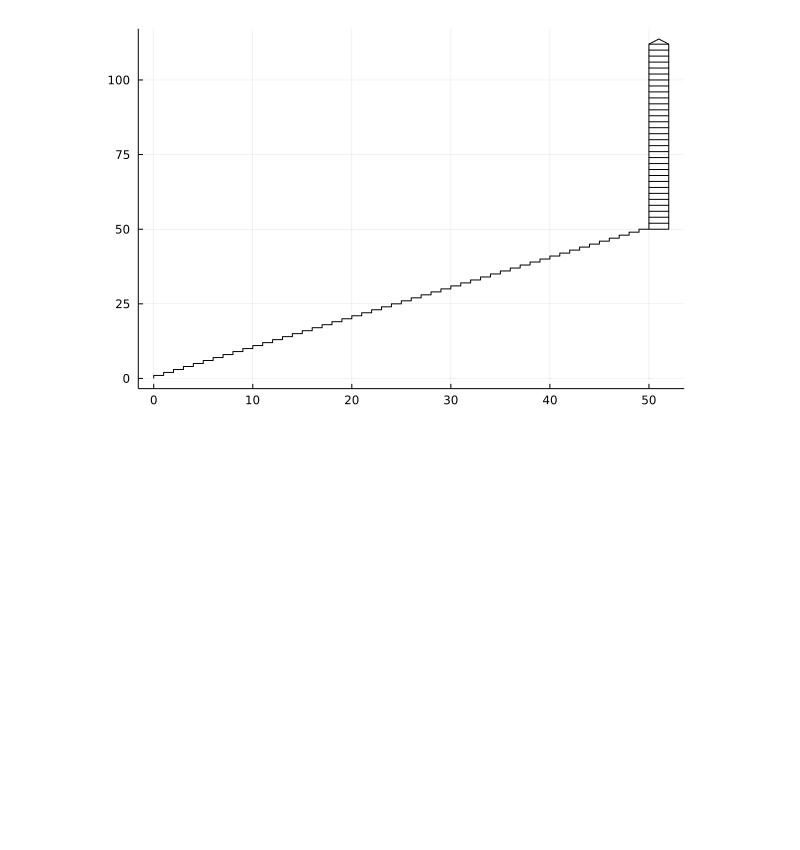
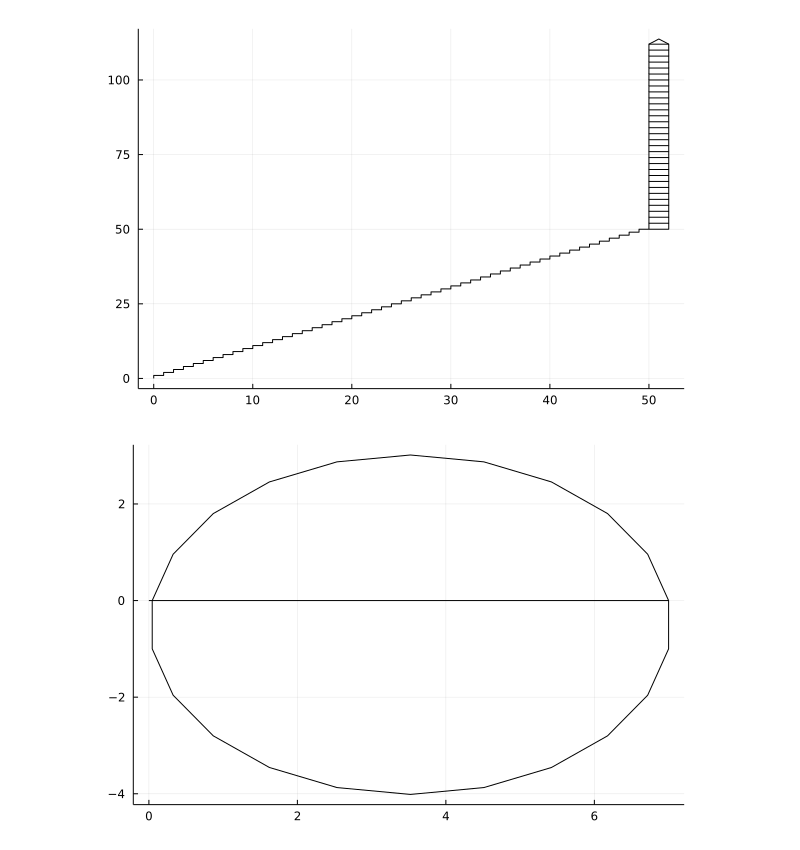
Before and after one commit to A-Birb-Programmer/Turtle, a Jupyter notebook: turtle.ipynb, the cells around one changed output. Drawn from its saved outputs; the diff is of its cells as text; code cells hidden in the pictures; blank space fills up the shorter version.

```diff
--- a/turtle.ipynb
+++ b/turtle.ipynb
@@ -165,3 +165,18 @@ end
 d_turtle()
 # %% [output]
 [figure]
+# %%
+function pi_turtle()
+    t = Turtle()
+    PenDown!(t)
+    Move!(t,7)
+    Turn!(t,90)
+    for i in 1:22
+        Move!(t,1)
+        Turn!(t,360/22)
+    end
+    draw(t)
+end
+pi_turtle()
+# %% [output]
+[figure, added]
```
Also changed, not shown: parts of 1 cell of this notebook, 1 other file.
